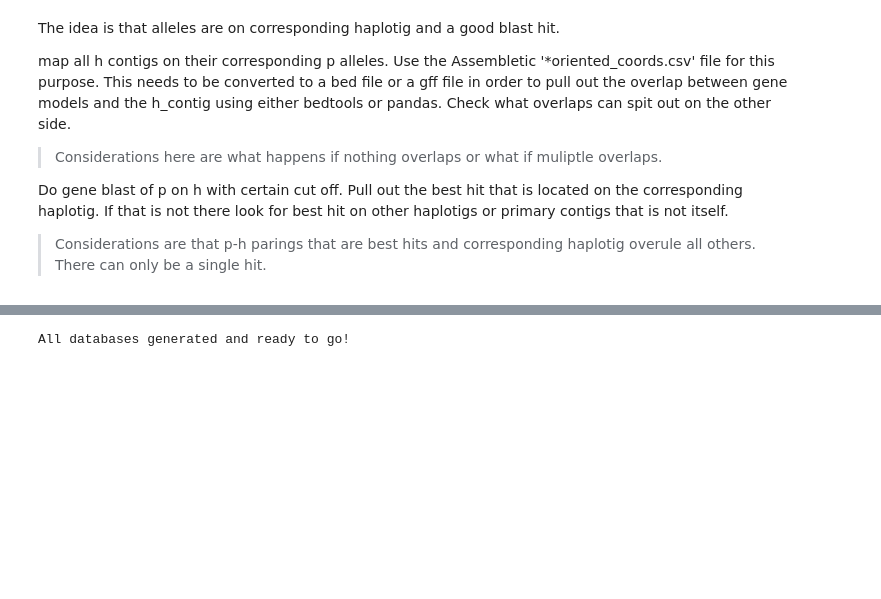
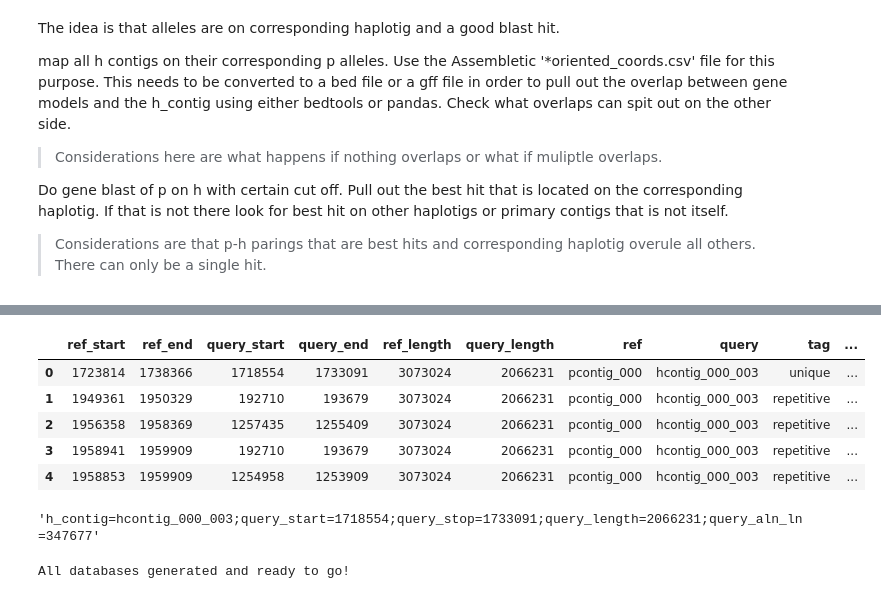
Before and after one commit to BenjaminSchwessinger/Pst_104E_analysis, a Jupyter notebook: Pst_104E_v12_defining_alleles.ipynb, the cells around one changed output, grey strips where cells are left out. Saved outputs shown, nothing was run; the diff lists cells and outputs as text; code cells hidden in the pictures; blank space fills up the shorter version.

```diff
--- a/Pst_104E_v12_defining_alleles.ipynb
+++ b/Pst_104E_v12_defining_alleles.ipynb
@@ -52,0 +118,19 @@ for x in (x + '.fa' for x in [p_genome, h_genome]):
+# %%
+tmp_df.reset_index(drop=True, inplace=True)
+# %%
+tmp_df['feature'] = "haplotig"
+tmp_df['strand'] = "+"
+tmp_df['frame'] = 0
+tmp_df['query_aln_len'] = abs(tmp_df['query_start']-tmp_df['query_length'])
+# %%
+tmp_df['attribute'] = tmp_df.apply(lambda row: att_column(row['query'],row['query_start'], row['query_end'],\
+                                                         row['query_length'], row['query_aln_len']), axis=1)
+# %%
+tmp_df.head()
+# %% [output]
+|  | ref_start | ref_end | query_start | query_end | ref_length | query_length | ref | query | tag | ... |
+| 0 | 1723814 | 1738366 | 1718554 | 1733091 | 3073024 | 2066231 | pcontig_000 | hcontig_000_003 | unique | ... |
+| 1 | 1949361 | 1950329 | 192710 | 193679 | 3073024 | 2066231 | pcontig_000 | hcontig_000_003 | repetitive | ... |
+| 2 | 1956358 | 1958369 | 1257435 | 1255409 | 3073024 | 2066231 | pcontig_000 | hcontig_000_003 | repetitive | ... |
+| 3 | 1958941 | 1959909 | 192710 | 193679 | 3073024 | 2066231 | pcontig_000 | hcontig_000_003 | repetitive | ... |
+| 4 | 1958853 | 1959909 | 1254958 | 1253909 | 3073024 | 2066231 | pcontig_000 | hcontig_000_003 | repetitive | ... |
@@ -53,3 +139,7 @@ for x in (x + '.fa' for x in [p_genome, h_genome]):
+# %%
+tmp_gff_df.iloc[0,8]
+# %% [output]
+'h_contig=hcontig_000_003;query_start=1718554;query_stop=1733091;query_length=2066231;query_aln_ln=347677'
 # %%
 #generate the blast databases if not already present
 os.chdir(BLAST_DB)
```
Also changed, not shown: parts of 10 cells of this notebook.
